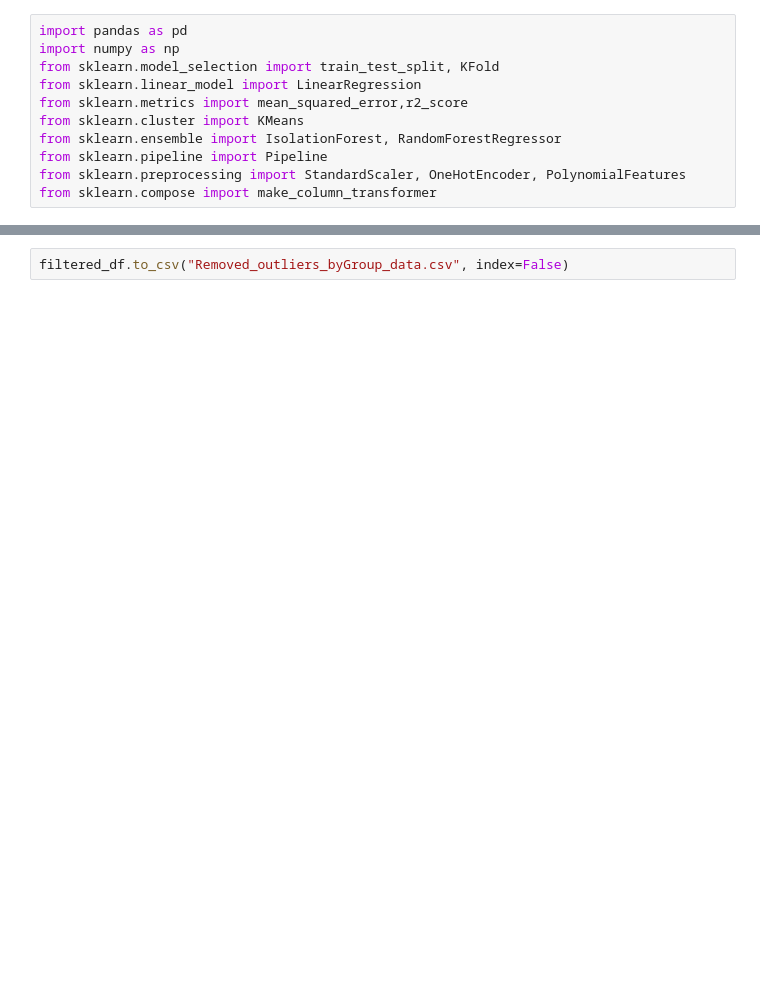
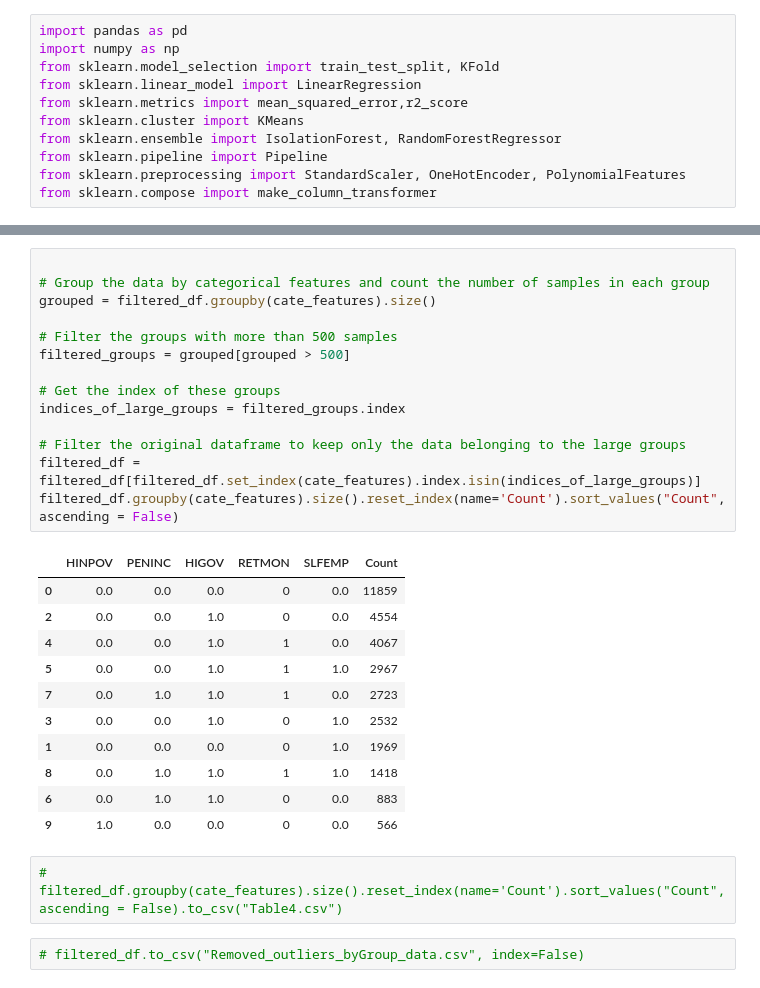
Before and after one commit to YuzhenZhou1327/ESE527_Project_HRS, a Jupyter notebook: Analysis in groups.ipynb, the cells around one changed output, grey strips where cells are left out. Drawn from its saved outputs; the diff is of its cells as text; blank space fills up the shorter version.

```diff
--- a/Analysis in groups.ipynb
+++ b/Analysis in groups.ipynb
@@ -68,5 +68,33 @@ filtered_df.groupby(cate_features).size().reset_index(name='Count').sort_values(
 # %%
-filtered_df.to_csv("Removed_outliers_byGroup_data.csv", index=False)
+
+# Group the data by categorical features and count the number of samples in each group
+grouped = filtered_df.groupby(cate_features).size()
+
+# Filter the groups with more than 500 samples
+filtered_groups = grouped[grouped > 500]
+
+# Get the index of these groups
+indices_of_large_groups = filtered_groups.index
+
+# Filter the original dataframe to keep only the data belonging to the large groups
+filtered_df = filtered_df[filtered_df.set_index(cate_features).index.isin(indices_of_large_groups)]
+filtered_df.groupby(cate_features).size().reset_index(name='Count').sort_values("Count", ascending = False)
+# %% [output]
+|  | HINPOV | PENINC | HIGOV | RETMON | SLFEMP | Count |
+| 0 | 0.0 | 0.0 | 0.0 | 0 | 0.0 | 11859 |
+| 2 | 0.0 | 0.0 | 1.0 | 0 | 0.0 | 4554 |
+| 4 | 0.0 | 0.0 | 1.0 | 1 | 0.0 | 4067 |
+| 5 | 0.0 | 0.0 | 1.0 | 1 | 1.0 | 2967 |
+| 7 | 0.0 | 1.0 | 1.0 | 1 | 0.0 | 2723 |
+| 3 | 0.0 | 0.0 | 1.0 | 0 | 1.0 | 2532 |
+| 1 | 0.0 | 0.0 | 0.0 | 0 | 1.0 | 1969 |
+| 8 | 0.0 | 1.0 | 1.0 | 1 | 1.0 | 1418 |
+| 6 | 0.0 | 1.0 | 1.0 | 0 | 0.0 | 883 |
+| 9 | 1.0 | 0.0 | 0.0 | 0 | 0.0 | 566 |
+# %%
+# filtered_df.groupby(cate_features).size().reset_index(name='Count').sort_values("Count", ascending = False).to_csv("Table4.csv")
+# %%
+# filtered_df.to_csv("Removed_outliers_byGroup_data.csv", index=False)
 # %%
 def kf_RandomForestRegressor(X, y, n_estimators =100 ,k=5):
     # Set up k-fold parameters
```
Also changed, not shown: parts of 10 cells of this notebook, 11 other files.
